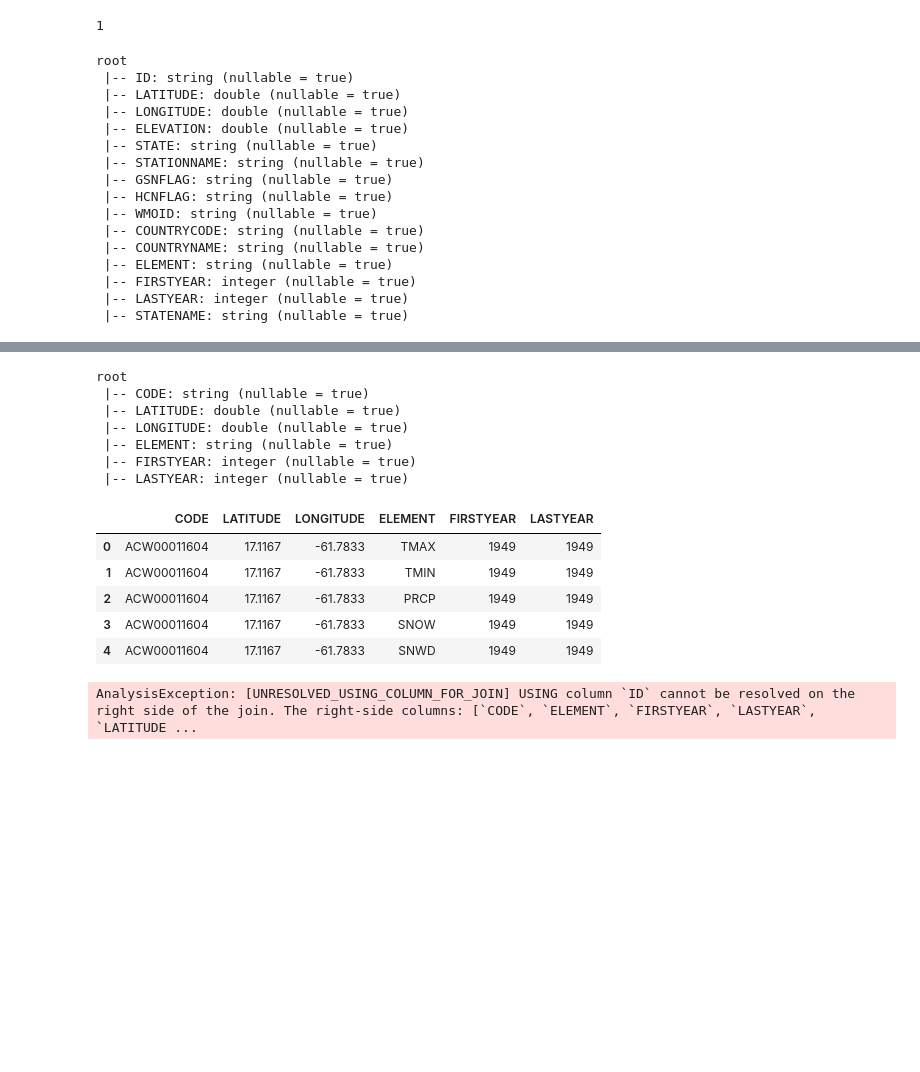
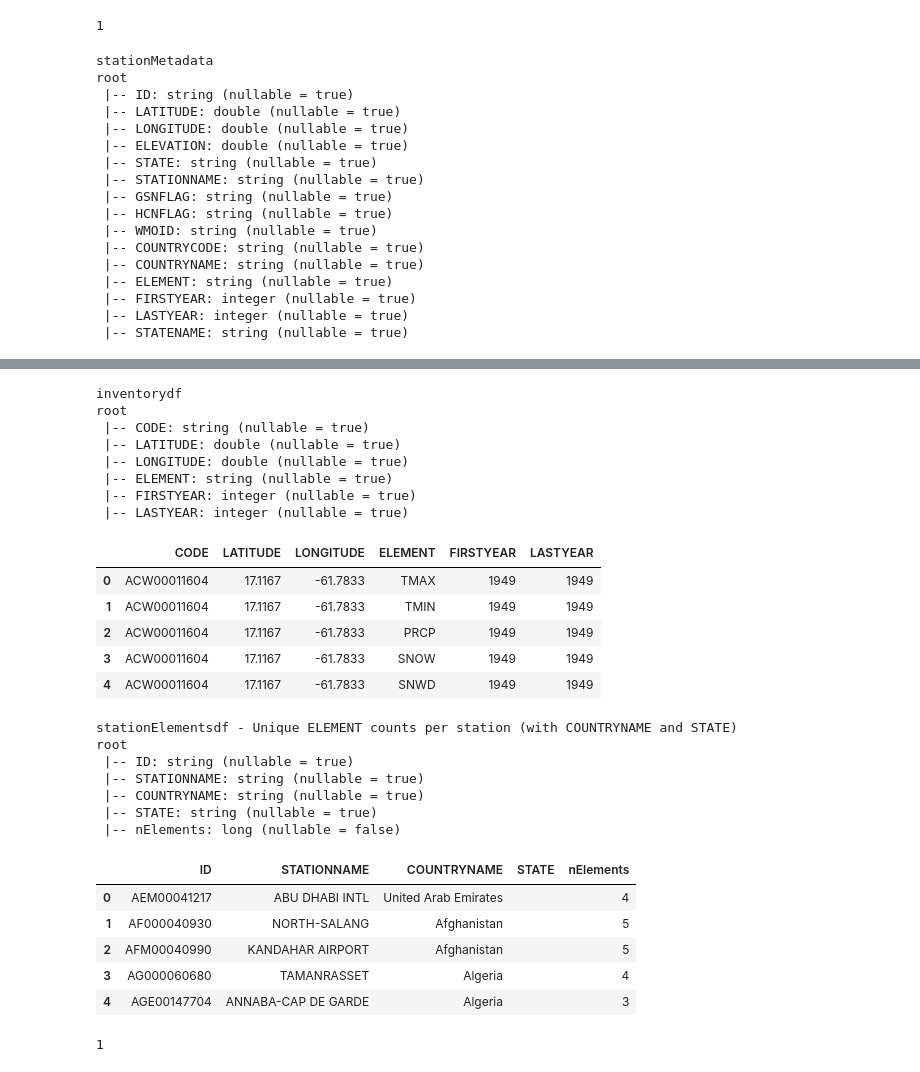
Before and after one commit to david-ewing-nz/ghcn-spark-analysis, a Jupyter notebook: notebooks/01_ghcn2_explore.ipynb, the cells around one changed output, grey strips where cells are left out. Drawn from its saved outputs; the diff is of its cells as text; code cells hidden in the pictures; blank space fills up the shorter version.

```diff
--- a/notebooks/01_ghcn2_explore.ipynb
+++ b/notebooks/01_ghcn2_explore.ipynb
@@ -1057,22 +1039,20 @@ root
 #
 
 # Join and count unique ELEMENTs
+dprintf(1, "stationMetadata")
 hprintf(1, stationMetadata)
+dprintf(1, "inventorydf")
 hprintf(1, inventorydf)
 
-stationElementsdf = stationMetadata.join(
-    inventorydf,
-    on="ID",
-    how="inner"  # keep only rows that exist in both dfs
-) \
-.groupBy("ID", "STATIONNAME","COUNTRYNAME", "STATE") \
+stationElementsdf = stationMetadata.groupBy("ID", "STATIONNAME","COUNTRYNAME", "STATE") \
 .agg(
     F.countDistinct("ELEMENT").alias("nElements")  # repurpose column: count of unique ELEMENTs
 )
 
-dprintf(1, "✅ Unique ELEMENT counts per station (with COUNTRYNAME and STATE)")
+dprintf(1, "stationElementsdf - Unique ELEMENT counts per station (with COUNTRYNAME and STATE)")
 hprintf(1, stationElementsdf)
 # %% [output]
+stationMetadata
 root
  |-- ID: string (nullable = true)
  |-- LATITUDE: double (nullable = true)
@@ -1081,34 +1061,48 @@ root
  |-- STATE: string (nullable = true)
  |-- STATIONNAME: string (nullable = true)
  |-- GSNFLAG: string (nullable = true)
  |-- HCNFLAG: string (nullable = true)
  |-- WMOID: string (nullable = true)
  |-- COUNTRYCODE: string (nullable = true)
  |-- COUNTRYNAME: string (nullable = true)
  |-- ELEMENT: string (nullable = true)
  |-- FIRSTYEAR: integer (nullable = true)
  |-- LASTYEAR: integer (nullable = true)
  |-- STATENAME: string (nullable = true)
 |  | ID | LATITUDE | LONGITUDE | ELEVATION | STATE | STATIONNAME | GSNFLAG | HCNFLAG | WMOID | COUNTRYCODE | ... |
 | 0 | AE000041196 | 25.333 | 55.517 | 34.0 |  | SHARJAH INTER. AIRP | GSN |  | 41196 | AE | ... |
 | 1 | AE000041196 | 25.333 | 55.517 | 34.0 |  | SHARJAH INTER. AIRP | GSN |  | 41196 | AE | ... |
 | 2 | AE000041196 | 25.333 | 55.517 | 34.0 |  | SHARJAH INTER. AIRP | GSN |  | 41196 | AE | ... |
 | 3 | AE000041196 | 25.333 | 55.517 | 34.0 |  | SHARJAH INTER. AIRP | GSN |  | 41196 | AE | ... |
 | 4 | AEM00041217 | 24.433 | 54.651 | 26.8 |  | ABU DHABI INTL |  |  | 41217 | AE | ... |
+inventorydf
 root
  |-- CODE: string (nullable = true)
  |-- LATITUDE: double (nullable = true)
  |-- LONGITUDE: double (nullable = true)
  |-- ELEMENT: string (nullable = true)
  |-- FIRSTYEAR: integer (nullable = true)
  |-- LASTYEAR: integer (nullable = true)
 |  | CODE | LATITUDE | LONGITUDE | ELEMENT | FIRSTYEAR | LASTYEAR |
 | 0 | ACW00011604 | 17.1167 | -61.7833 | TMAX | 1949 | 1949 |
 | 1 | ACW00011604 | 17.1167 | -61.7833 | TMIN | 1949 | 1949 |
 | 2 | ACW00011604 | 17.1167 | -61.7833 | PRCP | 1949 | 1949 |
 | 3 | ACW00011604 | 17.1167 | -61.7833 | SNOW | 1949 | 1949 |
 | 4 | ACW00011604 | 17.1167 | -61.7833 | SNWD | 1949 | 1949 |
-AnalysisException: [UNRESOLVED_USING_COLUMN_FOR_JOIN] USING column `ID` cannot be resolved on the right side of the join. The right-side columns: [`CODE`, `ELEMENT`, `FIRSTYEAR`, `LASTYEAR`, `LATITUDE ...
+stationElementsdf - Unique ELEMENT counts per station (with COUNTRYNAME and STATE)
+root
+ |-- ID: string (nullable = true)
+ |-- STATIONNAME: string (nullable = true)
+ |-- COUNTRYNAME: string (nullable = true)
+ |-- STATE: string (nullable = true)
+ |-- nElements: long (nullable = false)
+|  | ID | STATIONNAME | COUNTRYNAME | STATE | nElements |
+| 0 | AEM00041217 | ABU DHABI INTL | United Arab Emirates |  | 4 |
+| 1 | AF000040930 | NORTH-SALANG | Afghanistan |  | 5 |
+| 2 | AFM00040990 | KANDAHAR AIRPORT | Afghanistan |  | 5 |
+| 3 | AG000060680 | TAMANRASSET | Algeria |  | 4 |
+| 4 | AGE00147704 | ANNABA-CAP DE GARDE | Algeria |  | 3 |
+1
 # %%
 # CELL 12 Q3(E): Classify Stations by Core Element Coverage
 # CELL 12 Q3(E):
```
Also changed, not shown: parts of 10 cells of this notebook, 1 other file.
